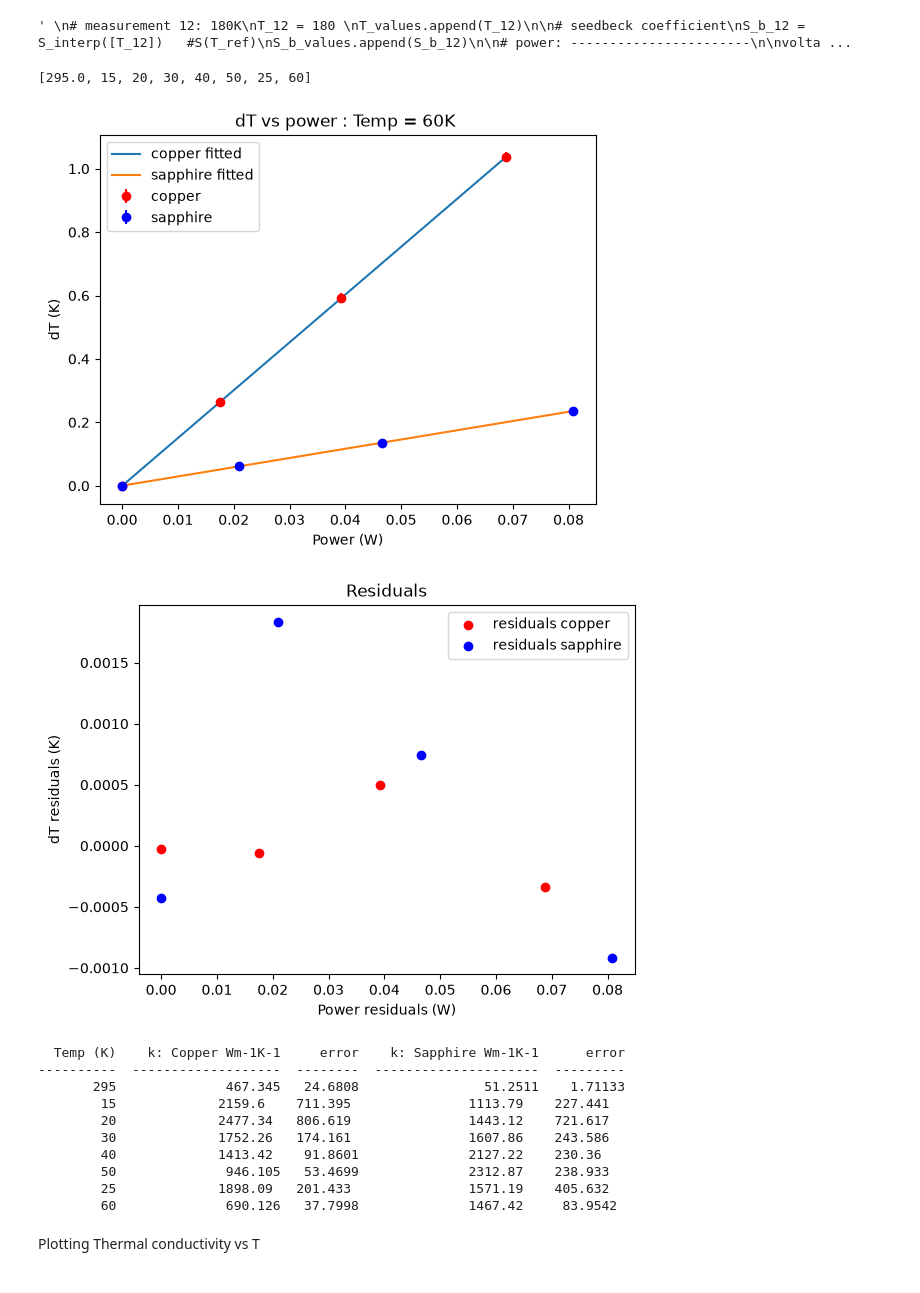
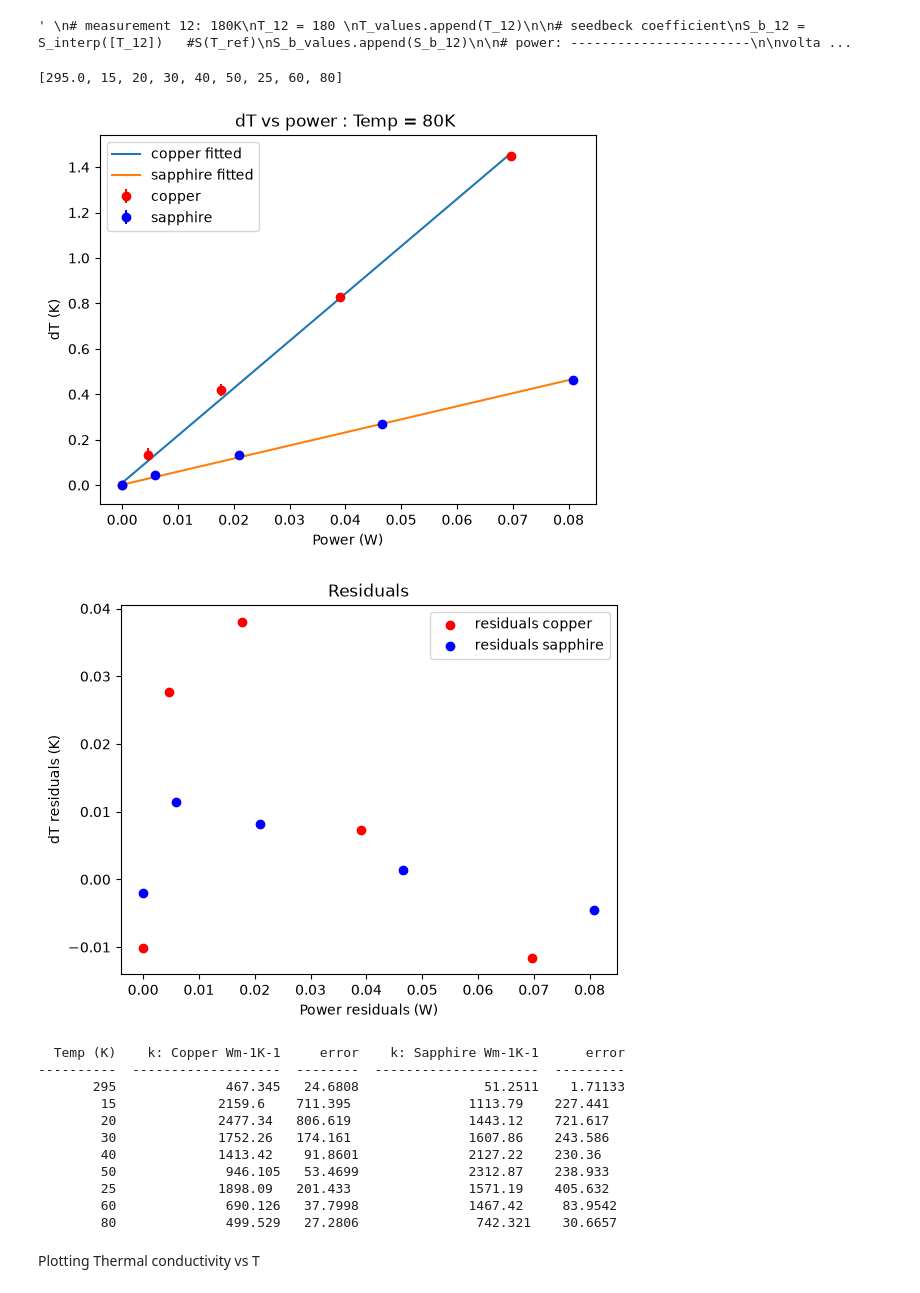
Before and after one commit to Hello-Atharv/physics_practicals, a Jupyter notebook: physics_practicals/SS23/SS23_hannah/SS23_prep copy.ipynb, the cells around one changed output. Cells and saved outputs as stored; diff of their text form; code cells hidden in the pictures.

```diff
--- a/physics_practicals/SS23/SS23_hannah/SS23_prep copy.ipynb
+++ b/physics_practicals/SS23/SS23_hannah/SS23_prep copy.ipynb
@@ -435,16 +435,16 @@ current_copper_9 = np.array([0, 0.010, 0.020, 0.030, 0.040 ])
 current_sapphire_9 = np.array([0, 0.010, 0.020, 0.030, 0.040 ])
 
 P_C_values.append(voltage_copper_9 * current_copper_9)  # error in power should result from resolution of equipment and be smaller than error from T
-P_S_values.append(voltage_sapphire_9 * current_sapphire_8)
+P_S_values.append(voltage_sapphire_9 * current_sapphire_9)
 # voltages + error -------------
 
 # copper
-dV_C_9 = np.array([ ])
-dV_C_err_9 = np.array([]) + 8.650746552330928e-08
+dV_C_9 = np.array([0,2.2326174506376473e-06,6.997371167247547e-06,1.385898644562404e-05,2.4186832905616566e-05 ])
+dV_C_err_9 = np.array([0,3.0715473390828784e-07,2.417443011430973e-07,1.153815510866554e-07,1.4422115616434802e-07]) + 1.8485265521648152e-07
 
 # sapphire
-dV_S_9 = np.array([ ])
-dV_S_err_9 = np.array([ ]) + 8.039971120593082e-08
+dV_S_9 = np.array([0,7.834027257212274e-07,2.1909223187276618e-06,4.5266983815744715e-06,7.725876208654956e-06])
+dV_S_err_9 = np.array([0,1.3698177926418904e-07,1.5694672945745727e-07,7.167697214735336e-08,1.4310738418301433e-07]) + 7.386462053278309e-08
 
 # converting dV to dT (assuming no error on S - will change if necessary)
 dT_C_values.append(dV_C_9 / S_b_9)
@@ -452,4 +452,3 @@ dT_C_err_values.append(dV_C_err_9 / S_b_9)
 
 dT_S_values.append(dV_S_9 / S_b_9)
 dT_S_err_values.append(dV_S_err_9 / S_b_9)
-'''
@@ -458,6 +455,5 @@ dT_S_err_values.append(dV_S_err_9 / S_b_9)
 # %%
-'''
-# measurement 10: 100K
+# measurement 10: 120K
 T_10 = 80
 T_values.append(T_9)
 
@@ -467,12 +463,12 @@ S_b_values.append(S_b_9)
 
 # power: -----------------------
 
-voltage_copper_10  = np.array([0, 0.87, 1.31, 1.71 ])
+voltage_copper_10  = np.array([0, 0.44, 0.90, 1.32,  ])
 
-voltage_sapphire_10 = np.array([0, 1.05, 1.50, 1.99])
+voltage_sapphire_10 = np.array([0, 0.60, 1.09, 1.58, ])
 
-current_copper_10 = np.array([0, 0.020, 0.030, 0.040 ])
-current_sapphire_10 = np.array([0, 0.020, 0.030, 0.040 ])
+current_copper_10 = np.array([0, 0.010, 0.020, 0.030, 0.040 ])
+current_sapphire_10 = np.array([0, 0.010, 0.020, 0.030, 0.040 ])
 
 P_C_values.append(voltage_copper_10 * current_copper_10)  # error in power should result from resolution of equipment and be smaller than error from T
 P_S_values.append(voltage_sapphire_10 * current_sapphire_10)
@@ -480,11 +476,11 @@ P_S_values.append(voltage_sapphire_10 * current_sapphire_10)
 
 # copper
 dV_C_10 = np.array([ ])
-dV_C_err_10 = np.array([0,8.650746552330928e-08,9.322151213697913e-08,9.686598803106015e-08]) + 8.650746552330928e-08
+dV_C_err_10 = np.array([ ]) + 8.650746552330928e-08
 
 # sapphire
-dV_S_10 = np.array([0,4.688070026801076e-07,1.0578074818535146e-06,1.76516727181018e-06])
-dV_S_err_10 = np.array([0,8.039971120593082e-08,7.379000531973439e-08,9.251295425236258e-08]) + 8.039971120593082e-08
+dV_S_10 = np.array([ ])
+dV_S_err_10 = np.array([ ]) + 8.039971120593082e-08
 
 # converting dV to dT (assuming no error on S - will change if necessary)
 dT_C_values.append(dV_C_10 / S_b_10)
@@ -492,7 +488,6 @@ dT_C_err_values.append(dV_C_err_10 / S_b_10)
 
 dT_S_values.append(dV_S_10 / S_b_10)
 dT_S_err_values.append(dV_S_err_10 / S_b_10)
-'''
 # %% [output]
 ' \n# measurement 10: 100K\nT_10 = 80 \nT_values.append(T_9)\n\n# seedbeck coefficient\nS_b_9 =  S_interp([T_9])   #S(T_ref)\nS_b_values.append(S_b_9)\n\n# power: -----------------------\n\nvoltage_co ...
 # %%
@@ -624,32 +619,32 @@ def k_and_plot(T, P_C, P_S, dT_C, dT_S, dT_C_err, dT_S_err, y):
 # %%
 K_copper = []
 K_copper_err = []
 K_sapphire = []
 K_sapphire_err = []
 
 print(T_values)
 
-Y = [60]
+Y = [80]
 
 for i in range(len(T_values)):
 
     if T_values[i] in Y:
         y = True
     else:
         y = False
 
     values = k_and_plot(T_values[i], P_C_values[i], P_S_values[i], dT_C_values[i], dT_S_values[i], dT_C_err_values[i], dT_S_err_values[i], y )
 
     K_copper.append(values[0])
     K_copper_err.append(values[1])
     K_sapphire.append(values[2])
     K_sapphire_err.append(values[3])
 
 print(tabulate(zip(T_values, K_copper, K_copper_err, K_sapphire, K_sapphire_err), headers = ['Temp (K)', 'k: Copper Wm-1K-1', 'error', 'k: Sapphire Wm-1K-1', 'error']  ))
 # %% [output]
-[295.0, 15, 20, 30, 40, 50, 25, 60]
+[295.0, 15, 20, 30, 40, 50, 25, 60, 80]
-[figure, old version]
+[figure, new version]
-[figure, old version]
+[figure, new version]
   Temp (K)    k: Copper Wm-1K-1     error    k: Sapphire Wm-1K-1      error
 ----------  -------------------  --------  ---------------------  ---------
        295              467.345   24.6808                51.2511    1.71133
@@ -660,6 +655,7 @@ print(tabulate(zip(T_values, K_copper, K_copper_err, K_sapphire, K_sapphire_err)
         50              946.105   53.4699              2312.87    238.933
         25             1898.09   201.433               1571.19    405.632
         60              690.126   37.7998              1467.42     83.9542
+        80              499.529   27.2806               742.321    30.6657
 # %% [markdown]
 Plotting Thermal conductivity vs T
 # %%
```
Also changed, not shown: parts of 2 cells of this notebook.
